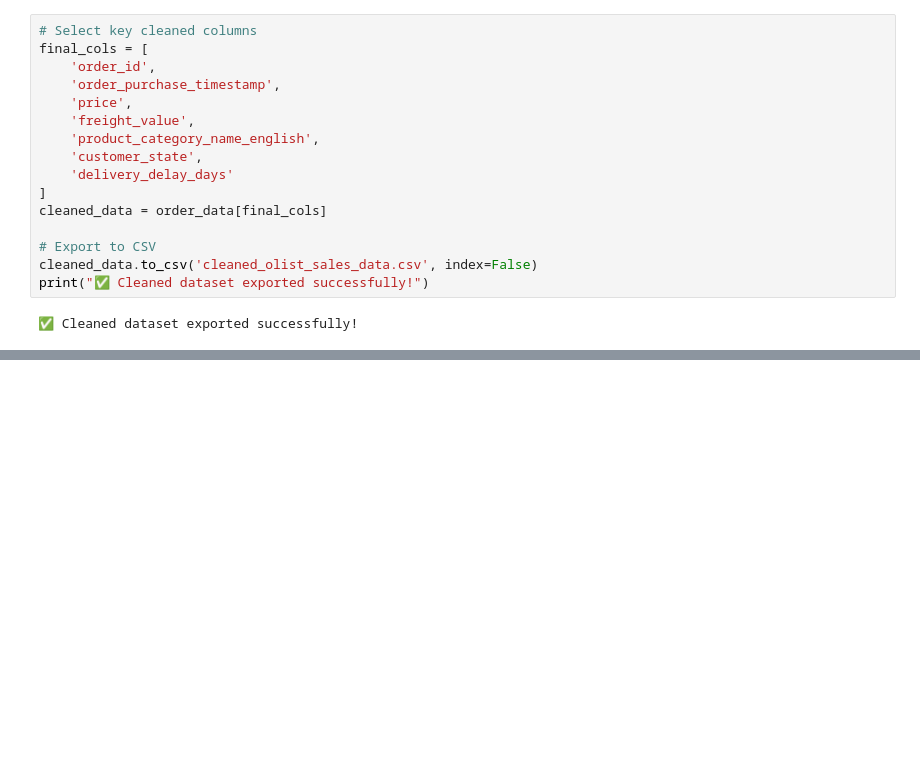
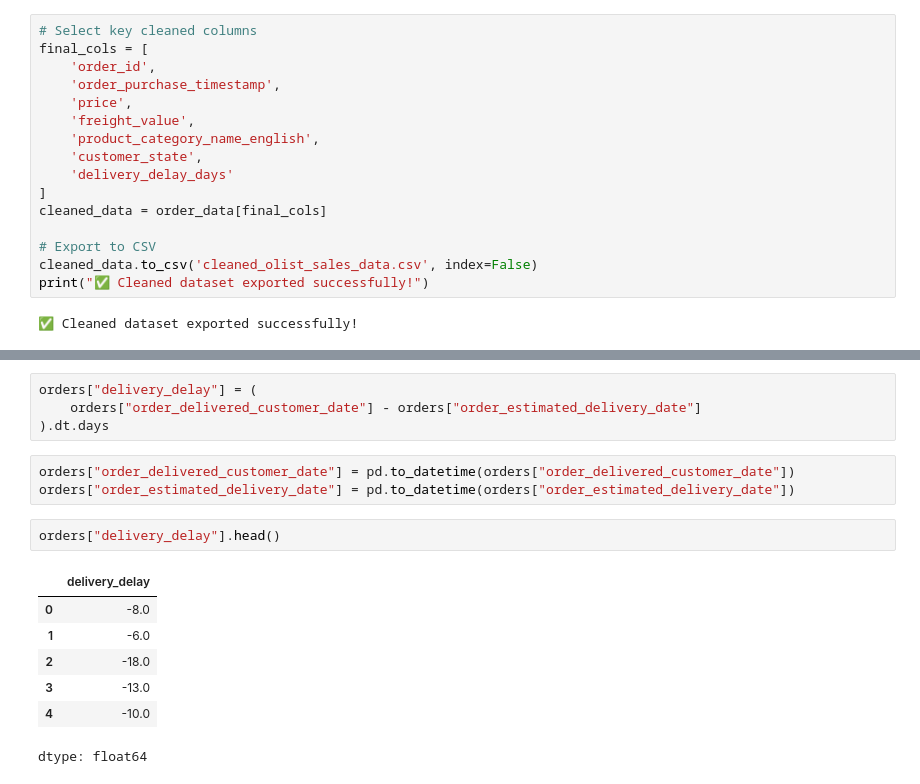
Before and after one commit to yvidhya/Olist-ecommerce-data-analysis, a Jupyter notebook: E_commerce_data_analysis.ipynb, the cells around one changed output, grey strips where cells are left out. Saved outputs shown, nothing was run; the diff lists cells and outputs as text; blank space fills up the shorter version.

```diff
--- a/E_commerce_data_analysis.ipynb
+++ b/E_commerce_data_analysis.ipynb
@@ -316,0 +363,17 @@ print("✅ Cleaned dataset exported successfully!")
+# %%
+orders["delivery_delay"] = (
+    orders["order_delivered_customer_date"] - orders["order_estimated_delivery_date"]
+).dt.days
+# %%
+orders["order_delivered_customer_date"] = pd.to_datetime(orders["order_delivered_customer_date"])
+orders["order_estimated_delivery_date"] = pd.to_datetime(orders["order_estimated_delivery_date"])
+# %%
+orders["delivery_delay"].head()
+# %% [output]
+|  | delivery_delay |
+| 0 | -8.0 |
+| 1 | -6.0 |
+| 2 | -18.0 |
+| 3 | -13.0 |
+| 4 | -10.0 |
+dtype: float64
```
Also changed, not shown: parts of 7 cells of this notebook.
